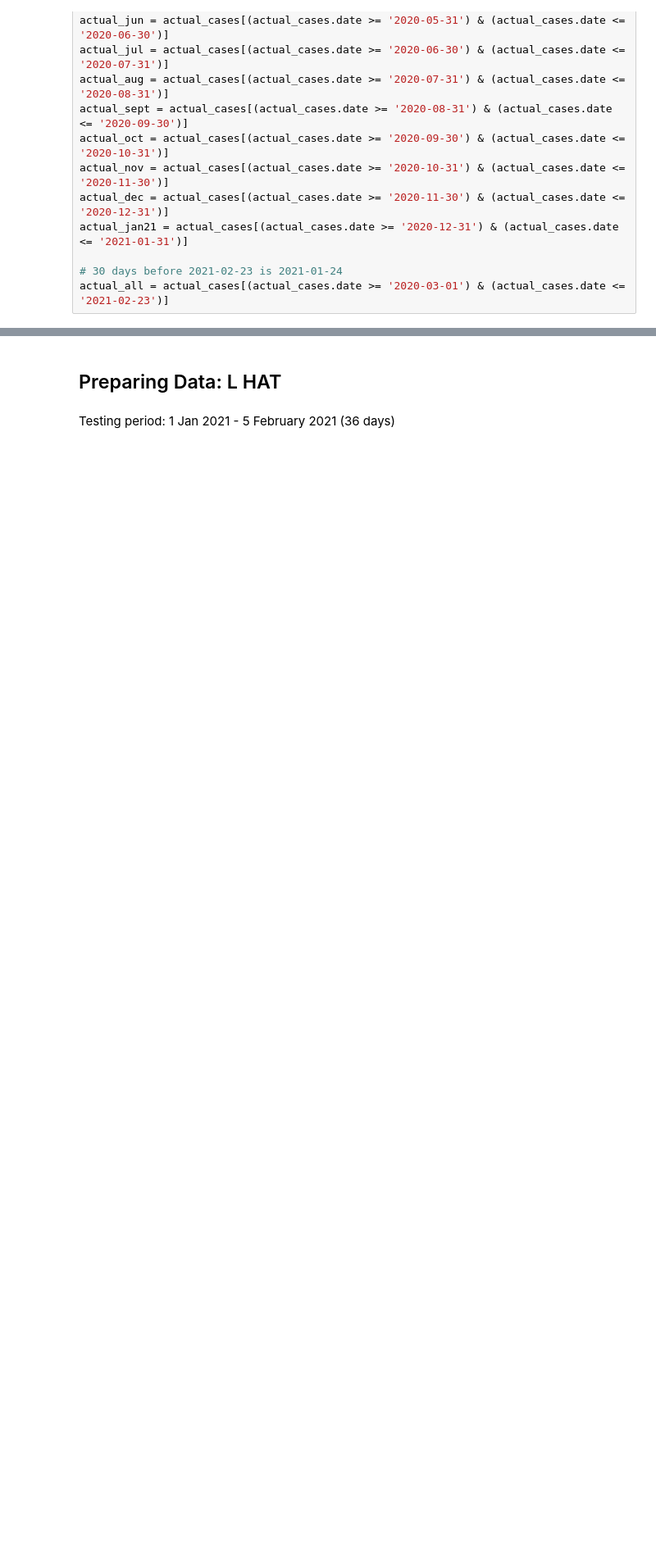
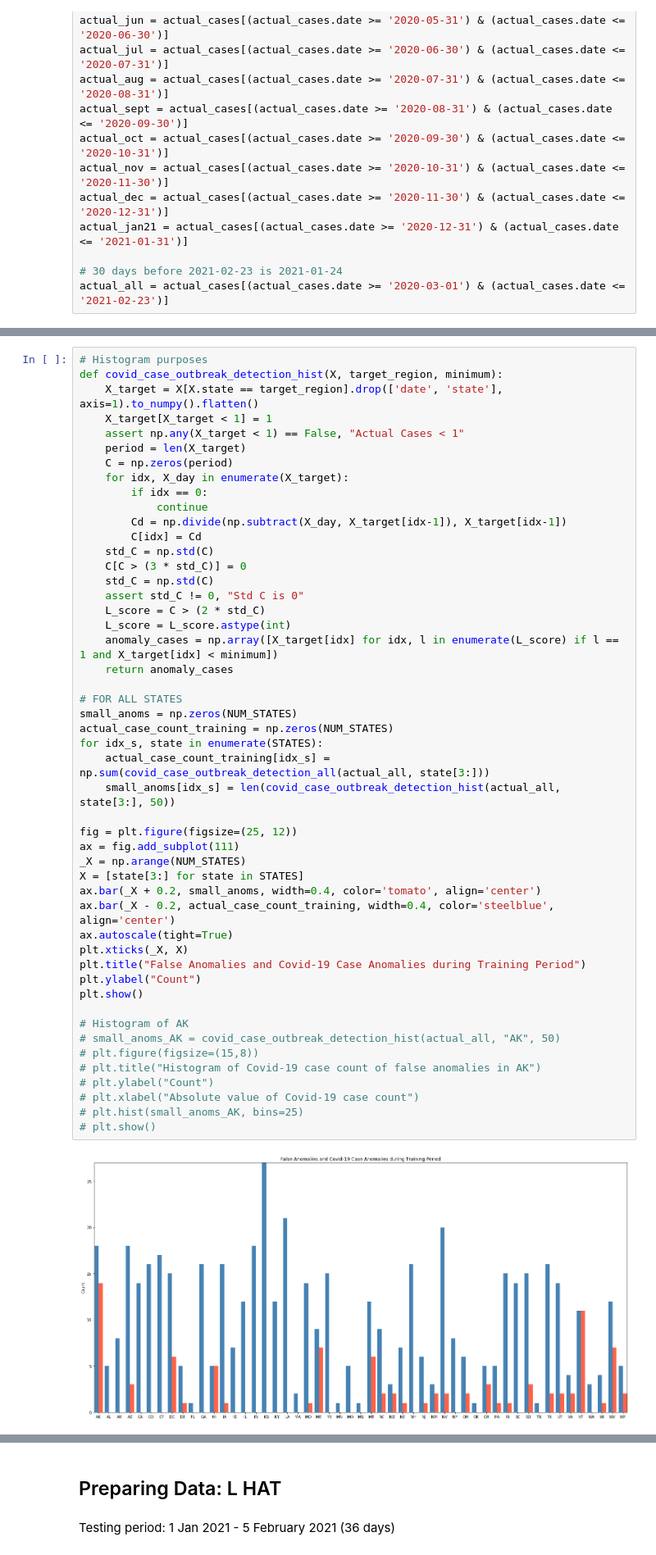
Before and after one commit to nadhirahrafidz/fyp, a Jupyter notebook: main.ipynb, the cells around one changed output, grey strips where cells are left out. Shown: that part at 82% size. Cells and saved outputs as stored; diff of their text form; blank space fills up the shorter version.

```diff
--- a/main.ipynb
+++ b/main.ipynb
@@ -507,0 +567,51 @@ L_hat
+# %%
+# Histogram purposes
+def covid_case_outbreak_detection_hist(X, target_region, minimum):
+    X_target = X[X.state == target_region].drop(['date', 'state'], axis=1).to_numpy().flatten()
+    X_target[X_target < 1] = 1
+    assert np.any(X_target < 1) == False, "Actual Cases < 1"
+    period = len(X_target)
+    C = np.zeros(period)
+    for idx, X_day in enumerate(X_target):
+        if idx == 0:
+            continue
+        Cd = np.divide(np.subtract(X_day, X_target[idx-1]), X_target[idx-1])
+        C[idx] = Cd
+    std_C = np.std(C)
+    C[C > (3 * std_C)] = 0
+    std_C = np.std(C)
+    assert std_C != 0, "Std C is 0"
+    L_score = C > (2 * std_C)
+    L_score = L_score.astype(int)
+    anomaly_cases = np.array([X_target[idx] for idx, l in enumerate(L_score) if l == 1 and X_target[idx] < minimum])
+    return anomaly_cases
+
+# FOR ALL STATES
+small_anoms = np.zeros(NUM_STATES)
+actual_case_count_training = np.zeros(NUM_STATES)
+for idx_s, state in enumerate(STATES):
+    actual_case_count_training[idx_s] = np.sum(covid_case_outbreak_detection_all(actual_all, state[3:]))
+    small_anoms[idx_s] = len(covid_case_outbreak_detection_hist(actual_all, state[3:], 50))
+
+fig = plt.figure(figsize=(25, 12))
+ax = fig.add_subplot(111)
+_X = np.arange(NUM_STATES)
+X = [state[3:] for state in STATES]
+ax.bar(_X + 0.2, small_anoms, width=0.4, color='tomato', align='center')
+ax.bar(_X - 0.2, actual_case_count_training, width=0.4, color='steelblue', align='center')
+ax.autoscale(tight=True)
+plt.xticks(_X, X)
+plt.title("False Anomalies and Covid-19 Case Anomalies during Training Period")
+plt.ylabel("Count")
+plt.show()
+
+# Histogram of AK
+# small_anoms_AK = covid_case_outbreak_detection_hist(actual_all, "AK", 50)
+# plt.figure(figsize=(15,8))
+# plt.title("Histogram of Covid-19 case count of false anomalies in AK")
+# plt.ylabel("Count")
+# plt.xlabel("Absolute value of Covid-19 case count")
+# plt.hist(small_anoms_AK, bins=25)
+# plt.show()
+# %% [output]
+[figure, added]
```
Also changed, not shown: parts of 35 cells of this notebook, 7 other files.
